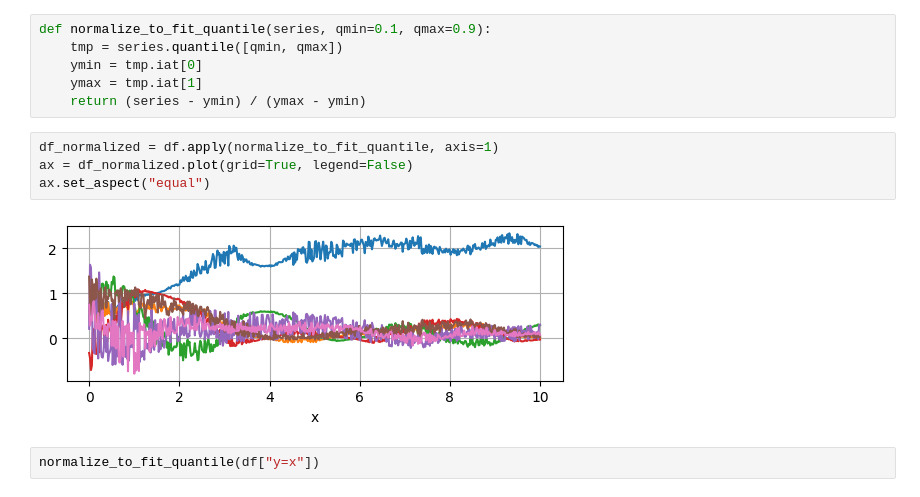
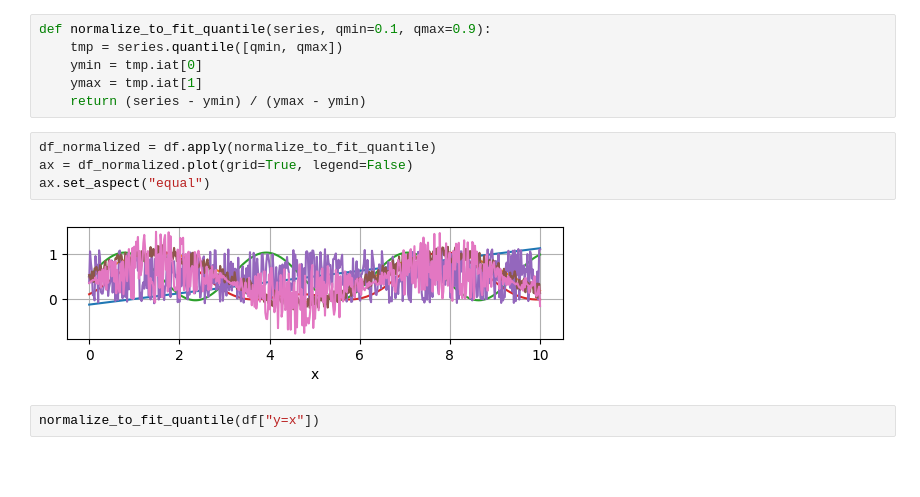
Before and after one commit to tkarabela/learn-python, a Jupyter notebook: interactive-data-analysis.ipynb, the cells around one changed output. Drawn from its saved outputs; the diff is of its cells as text; blank space fills up the shorter version.

```diff
--- a/interactive-data-analysis.ipynb
+++ b/interactive-data-analysis.ipynb
@@ -184,11 +187,11 @@ def normalize_to_fit_quantile(series, qmin=0.1, qmax=0.9):
     ymax = tmp.iat[1]
     return (series - ymin) / (ymax - ymin)
 # %%
-df_normalized = df.apply(normalize_to_fit_quantile, axis=1)
+df_normalized = df.apply(normalize_to_fit_quantile)
 ax = df_normalized.plot(grid=True, legend=False)
 ax.set_aspect("equal")
 # %% [output]
-[figure, old version]
+[figure, new version]
 # %%
 normalize_to_fit_quantile(df["y=x"])
 # %% [output]
```
Also changed, not shown: parts of 5 cells of this notebook.
